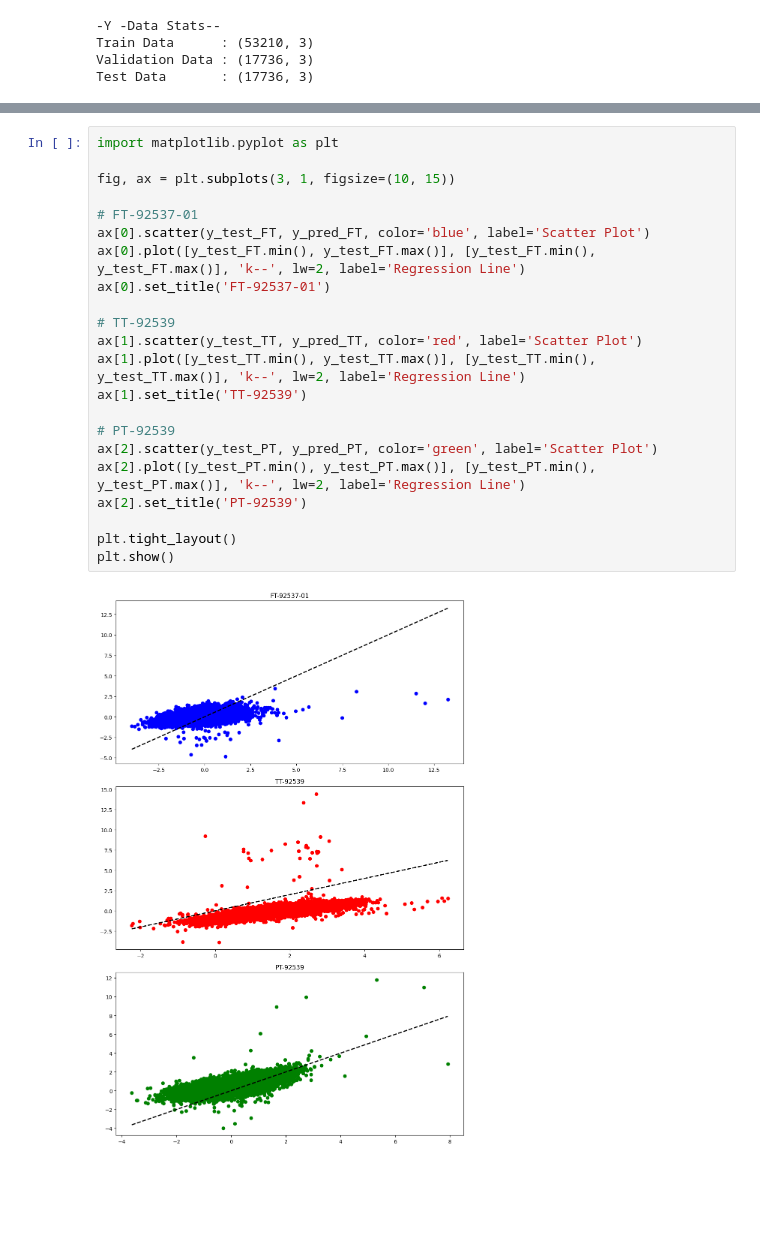
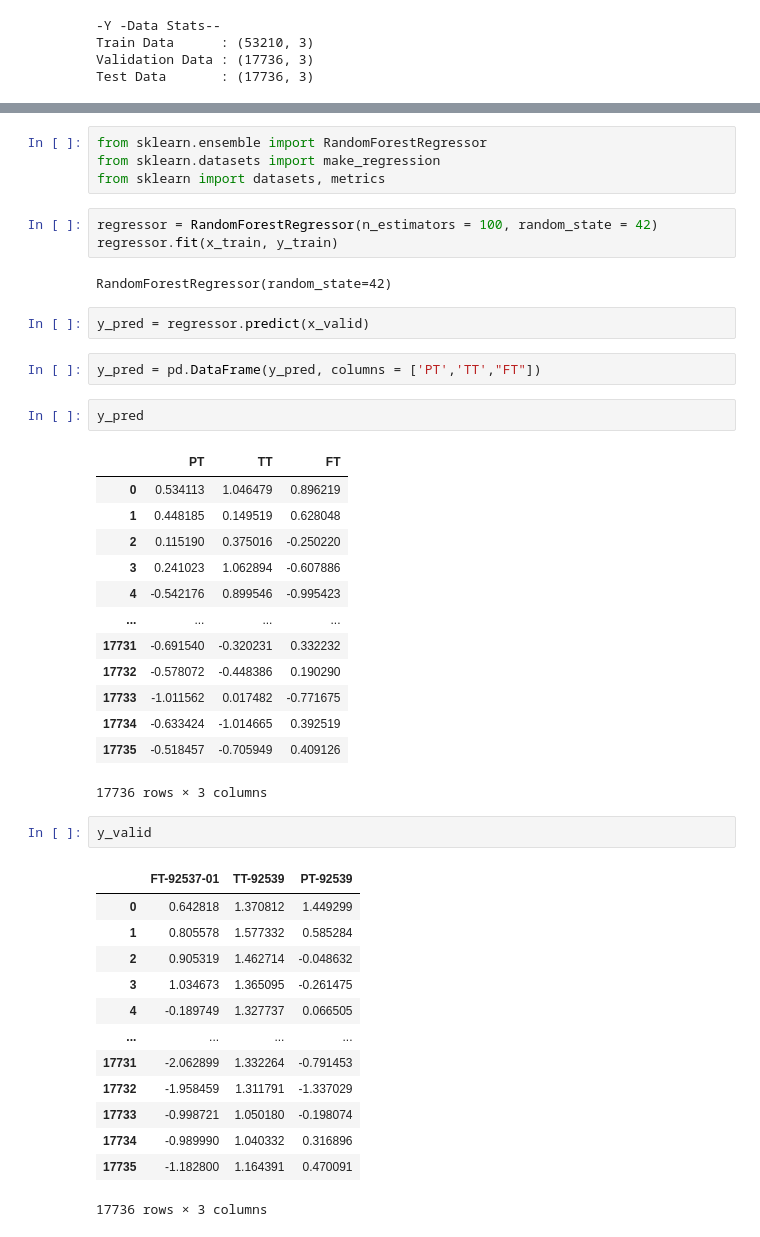
Before and after one commit to rkdey95/sensesAnomalousDelfi, a Jupyter notebook: src/modelDev_Clement.ipynb, the cells around one changed output, grey strips where cells are left out. Cells and saved outputs as stored; diff of their text form; blank space fills up the shorter version.

```diff
--- a/src/modelDev_Clement.ipynb
+++ b/src/modelDev_Clement.ipynb
@@ -91,24 +35,45 @@ PT-92539 - Mean Absolute Error: 0.6724543121503084, Mean Squared Error: 0.693504
-# %%
-import matplotlib.pyplot as plt
-
-fig, ax = plt.subplots(3, 1, figsize=(10, 15))
-
-# FT-92537-01
-ax[0].scatter(y_test_FT, y_pred_FT, color='blue', label='Scatter Plot')
-ax[0].plot([y_test_FT.min(), y_test_FT.max()], [y_test_FT.min(), y_test_FT.max()], 'k--', lw=2, label='Regression Line')
-ax[0].set_title('FT-92537-01')
-
-# TT-92539
-ax[1].scatter(y_test_TT, y_pred_TT, color='red', label='Scatter Plot')
-ax[1].plot([y_test_TT.min(), y_test_TT.max()], [y_test_TT.min(), y_test_TT.max()], 'k--', lw=2, label='Regression Line')
-ax[1].set_title('TT-92539')
-
-# PT-92539
-ax[2].scatter(y_test_PT, y_pred_PT, color='green', label='Scatter Plot')
-ax[2].plot([y_test_PT.min(), y_test_PT.max()], [y_test_PT.min(), y_test_PT.max()], 'k--', lw=2, label='Regression Line')
-ax[2].set_title('PT-92539')
-
-plt.tight_layout()
-plt.show()
-# %% [output]
-[figure, removed]
+# %%
+from sklearn.ensemble import RandomForestRegressor
+from sklearn.datasets import make_regression
+from sklearn import datasets, metrics
+# %%
+regressor = RandomForestRegressor(n_estimators = 100, random_state = 42)
+regressor.fit(x_train, y_train)
+# %% [output]
+RandomForestRegressor(random_state=42)
+# %%
+y_pred = regressor.predict(x_valid)
+# %%
+y_pred = pd.DataFrame(y_pred, columns = ['PT','TT',"FT"])
+# %%
+y_pred
+# %% [output]
+|  | PT | TT | FT |
+| 0 | 0.534113 | 1.046479 | 0.896219 |
+| 1 | 0.448185 | 0.149519 | 0.628048 |
+| 2 | 0.115190 | 0.375016 | -0.250220 |
+| 3 | 0.241023 | 1.062894 | -0.607886 |
+| 4 | -0.542176 | 0.899546 | -0.995423 |
+| ... | ... | ... | ... |
+| 17731 | -0.691540 | -0.320231 | 0.332232 |
+| 17732 | -0.578072 | -0.448386 | 0.190290 |
+| 17733 | -1.011562 | 0.017482 | -0.771675 |
+| 17734 | -0.633424 | -1.014665 | 0.392519 |
+| 17735 | -0.518457 | -0.705949 | 0.409126 |
+17736 rows × 3 columns
+# %%
+y_valid
+# %% [output]
+|  | FT-92537-01 | TT-92539 | PT-92539 |
+| 0 | 0.642818 | 1.370812 | 1.449299 |
+| 1 | 0.805578 | 1.577332 | 0.585284 |
+| 2 | 0.905319 | 1.462714 | -0.048632 |
+| 3 | 1.034673 | 1.365095 | -0.261475 |
+| 4 | -0.189749 | 1.327737 | 0.066505 |
+| ... | ... | ... | ... |
+| 17731 | -2.062899 | 1.332264 | -0.791453 |
+| 17732 | -1.958459 | 1.311791 | -1.337029 |
+| 17733 | -0.998721 | 1.050180 | -0.198074 |
+| 17734 | -0.989990 | 1.040332 | 0.316896 |
+| 17735 | -1.182800 | 1.164391 | 0.470091 |
+17736 rows × 3 columns
```
Also changed, not shown: parts of 14 cells of this notebook.
